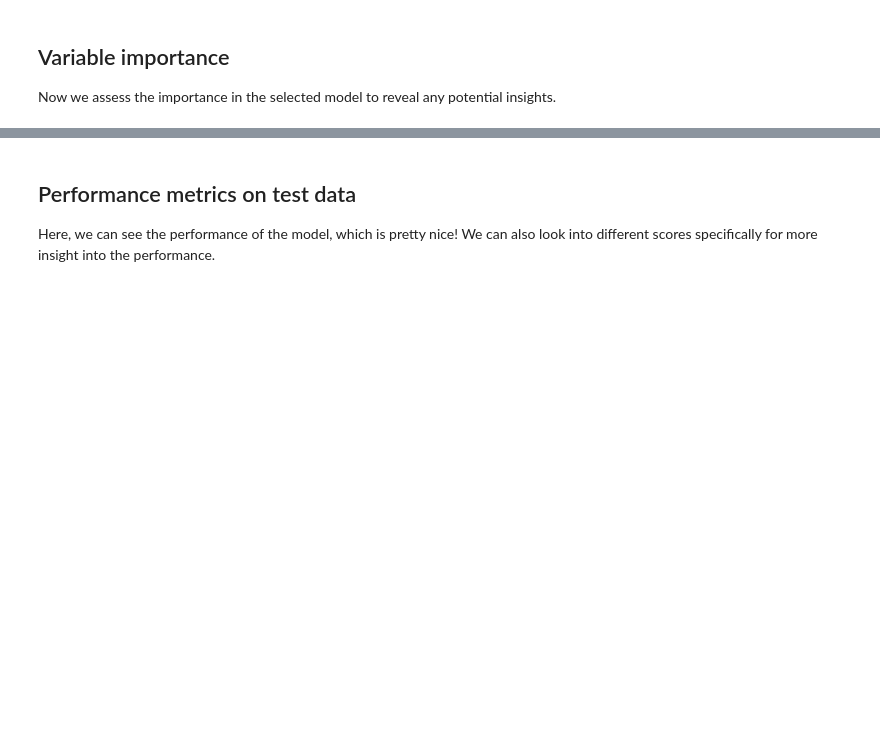
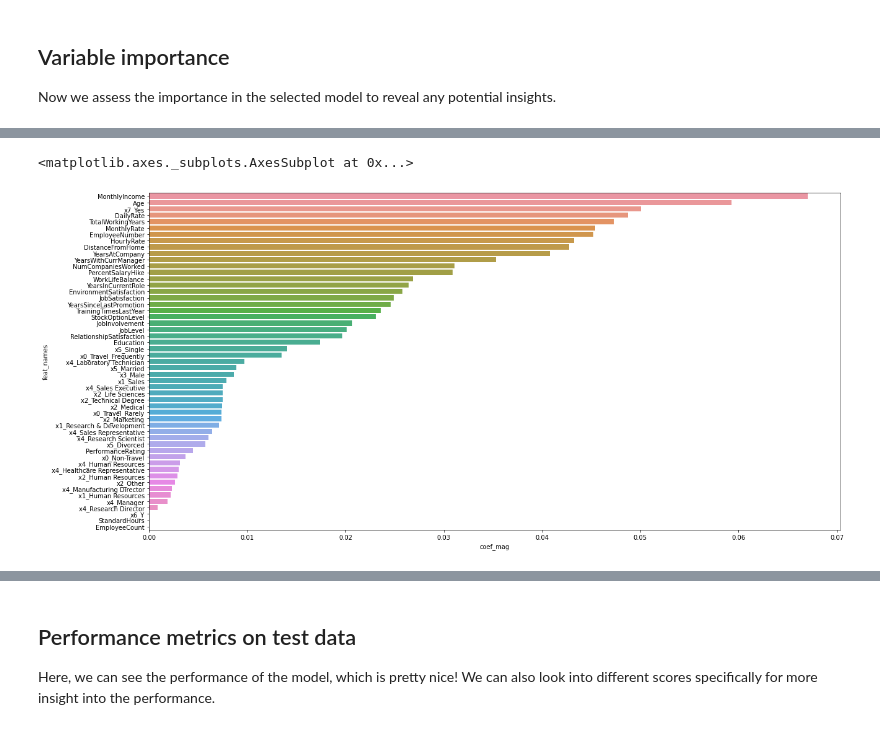
Before and after one commit to gentryae/ML_classwork, a Jupyter notebook: employee_churn_template.ipynb, the cells around one changed output, grey strips where cells are left out. Cells and saved outputs as stored; diff of their text form; code cells hidden in the pictures; blank space fills up the shorter version.

Commit message:
Other models added

```diff
--- a/employee_churn_template.ipynb
+++ b/employee_churn_template.ipynb
@@ -176,13 +181,17 @@ preproc = ColumnTransformer([('cat_pipe', cat_pipeline, make_column_selector(dty
                              ('num_pipe', num_pipeline, make_column_selector(dtype_include=np.number))],
                              remainder='passthrough')
 # %%
+GradientBoostingClassifier,
 # TODO: set up your modeling pipeline
 
 #generate the whole modeling pipeline with preprocessing
 pipe = Pipeline(steps=[('preproc', preproc),
                        ('mdl', LogisticRegression(penalty='elasticnet', solver='saga', tol=0.01))])
-# LogisticsRegession is the model
-# Pipe would be
+pipe2 = Pipeline(steps=[('preproc', preproc),
+                       ('mdl', RandomForestClassifier())])
+
+pipe3 = Pipeline(steps=[('preproc', preproc),
+                       ('mdl', GradientBoostingClassifier())])
 #visualization for steps
 with config_context(display='diagram'):
     display(pipe)
@@ -203,6 +230,14 @@ Now that we have our pipelines, we can now use this as part of cross validation
 tuning_grid = {'mdl__l1_ratio' : np.linspace(0,1,5),
                'mdl__C': np.logspace(-1, 6, 3) }
 grid_search = GridSearchCV(pipe, param_grid = tuning_grid, cv = 5, return_train_score=True)
+
+tuning_grid2 = {'mdl__n_estimators' : [100, 200 ,500],
+               'mdl__max_depth': [10, 15, 20] }
+grid_search2 = GridSearchCV(pipe2, param_grid = tuning_grid2, cv = 5, return_train_score=True)
+
+tuning_grid3 = {'mdl__n_estimators' : [100, 200 ,500],
+                'mdl__max_depth': [1, 15, 14]}
+grid_search3 = GridSearchCV(pipe3, param_grid = tuning_grid3, cv = 5, return_train_score=True)
 # %%
 # TODO: fit your model
 
@@ -209,0 +265,3 @@ grid_search.fit(X_train, y_train)
+# %%
+# TODO: fit your model 2 - Random forest
+grid_search2.fit(X_train, y_train)
@@ -233,0 +396,5 @@ grid_search.classes_
+# %%
+# TODO: feel free to uncomment and edit the code below to obtain your feature weights
+
+vip2 = grid_search2.best_estimator_['mdl'].feature_importances_ #@@ do I take [0] or leave in array form?
+vip2
@@ -252,0 +452,22 @@ sns.barplot(y=coef_info.index, x='coef_mag', hue='coef_sign', data=coef_info, or
+# %%
+# TODO: feel free to uncomment and edit the code below to obtain your feature importance graph.
+# Did the graph surprise you? What features did you think were more important?
+# @@ IS THIS CORRECT? SHOULD I REMOVE 'SIGN'?
+
+#get names in correct preproc order
+cat_names = grid_search2.best_estimator_.named_steps['preproc'].transformers_[0][1].named_steps['onehot_cat'].get_feature_names()
+num_names = grid_search2.best_estimator_.named_steps['preproc'].transformers_[1][2]
+
+#create df with vip info
+coef_info = pd.DataFrame({'feat_names':np.hstack([cat_names, num_names]), 'vip': vip2})
+
+#get sign and magnitude information
+coef_info = coef_info.assign(coef_mag = abs(coef_info['vip']))
+
+#sort and plot
+coef_info = coef_info.set_index('feat_names').sort_values(by='coef_mag', ascending=False)
+plt.figure(figsize = (20,10))
+sns.barplot(y=coef_info.index, x='coef_mag', data=coef_info, orient='h', dodge=False)
+# %% [output]
+<matplotlib.axes._subplots.AxesSubplot at 0x...>
+[figure, added]
```
Also changed, not shown: parts of 21 cells of this notebook.
